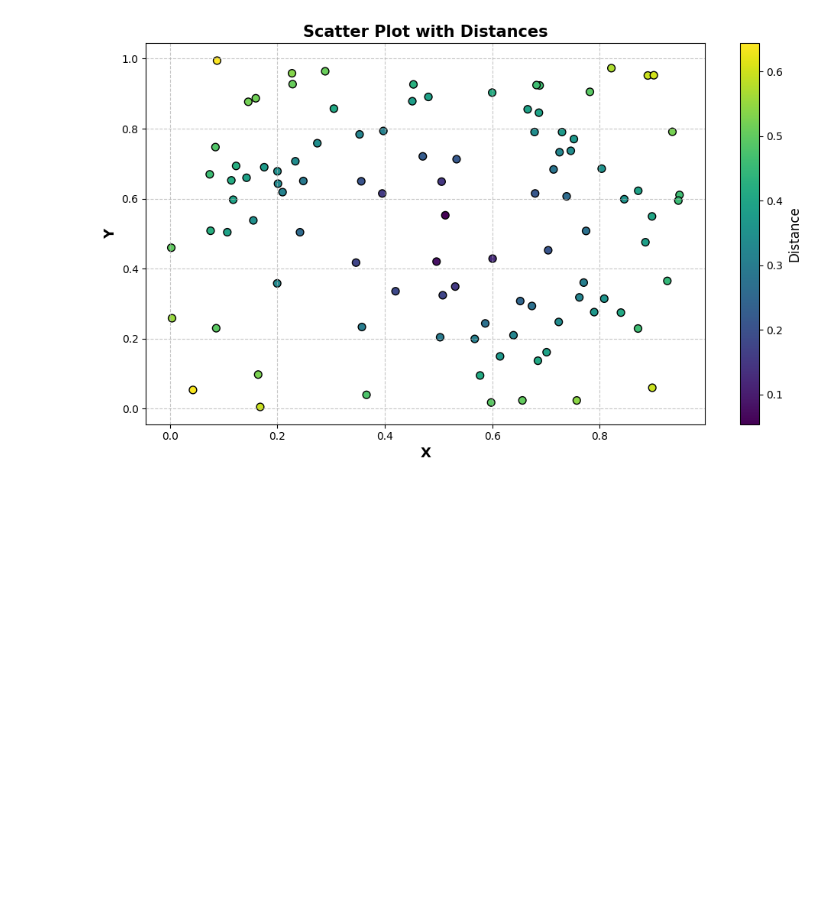
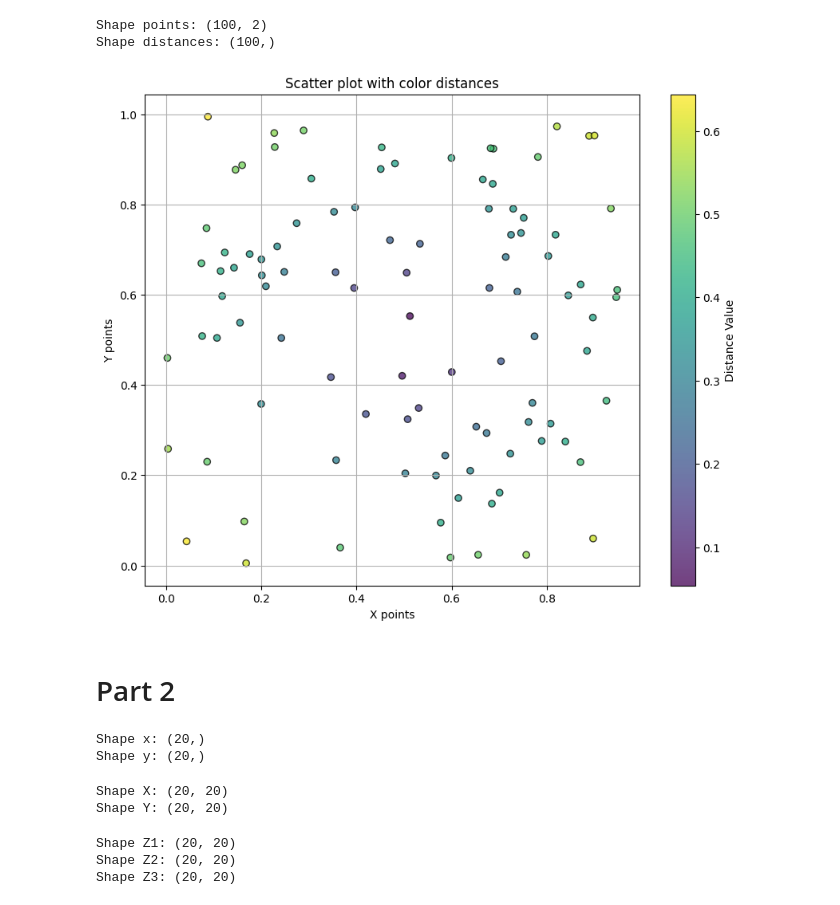
Before and after one commit to Nye1nChanSoe/python3, a Jupyter notebook: plots/plots.ipynb, the cells around one changed output. Cells and saved outputs as stored; diff of their text form; code cells hidden in the pictures; blank space fills up the shorter version.

```diff
--- a/plots/plots.ipynb
+++ b/plots/plots.ipynb
@@ -33,17 +39,51 @@ plt.show()
 # %%
+# load data from a csv to numpy array
+points = np.loadtxt('./data/points.csv', delimiter=',', skiprows=0)
+distances = np.loadtxt('./data/distances.csv', delimiter=',', skiprows=0)
 
-points = np.loadtxt('./data/points.csv', delimiter=',', skiprows=1)
-distances = np.loadtxt('./data/distances.csv', delimiter=',', skiprows=1)
+print(f'Shape points: {points.shape}')
+print(f'Shape distances: {distances.shape}')
+# %% [output]
+Shape points: (100, 2)
+Shape distances: (100,)
-# %%
-plt.figure(figsize=(10, 6))
-plt.scatter(points[:, 0], points[:, 1], c=distances, s=50, cmap='viridis', edgecolor='k')
-plt.xlabel("X", fontsize=13, fontweight='bold')
-plt.ylabel("Y", fontsize=13, fontweight='bold')
-plt.title("Scatter Plot with Distances", fontsize=15, fontweight='bold')
-plt.grid(True, linestyle='--', alpha=0.7)
-cbar = plt.colorbar()
-cbar.set_label('Distance', fontsize=12)
-plt.tight_layout()
-plt.show()
-# %% [output]
-[figure, removed]
+# %%
+x = points[:, 0]
+y = points[:, 1]
+
+plt.figure(figsize=(10, 8))
+# c = color the points based on distance values
+# edgecolors = black border
+scatter = plt.scatter(x, y, c=distances, cmap='viridis', edgecolors='k', alpha=0.75)
+
+# color bar
+plt.colorbar(scatter, label="Distance Value")
+
+plt.xlabel('X points')
+plt.ylabel('Y points')
+plt.title('Scatter plot with color distances')
+plt.grid(True)
+plt.show()
+# %% [output]
+[figure, added]
+# %% [markdown]
+# Part 2
+# %%
+x = np.linspace(-3, 3, 20)
+y = np.linspace(-3, 3, 20)
+
+print(f'Shape x: {x.shape}')
+print(f'Shape y: {y.shape}')
+# %% [output]
+Shape x: (20,)
+Shape y: (20,)
+# %%
+# creates 2D grid for numpy broadcasting
+# X: contains copies of x values along rows
+# Y: contains copies of y values along cols
+X, Y = np.meshgrid(x, y)
+
+print(f'Shape X: {X.shape}')
+print(f'Shape Y: {Y.shape}')
+# %% [output]
+Shape X: (20, 20)
+Shape Y: (20, 20)
@@ -49,0 +100,16 @@ plt.show()
+# %%
+# function 1
+Z1 = f1(X, Y)
+print(f'Shape Z1: {Z1.shape}')
+
+# function 1
+Z2 = f2(X, Y)
+print(f'Shape Z2: {Z2.shape}')
+
+# function 1
+Z3 = f3(X, Y)
+print(f'Shape Z3: {Z3.shape}')
+# %% [output]
+Shape Z1: (20, 20)
+Shape Z2: (20, 20)
+Shape Z3: (20, 20)
```
Also changed, not shown: parts of 11 cells of this notebook, 2 other files.
